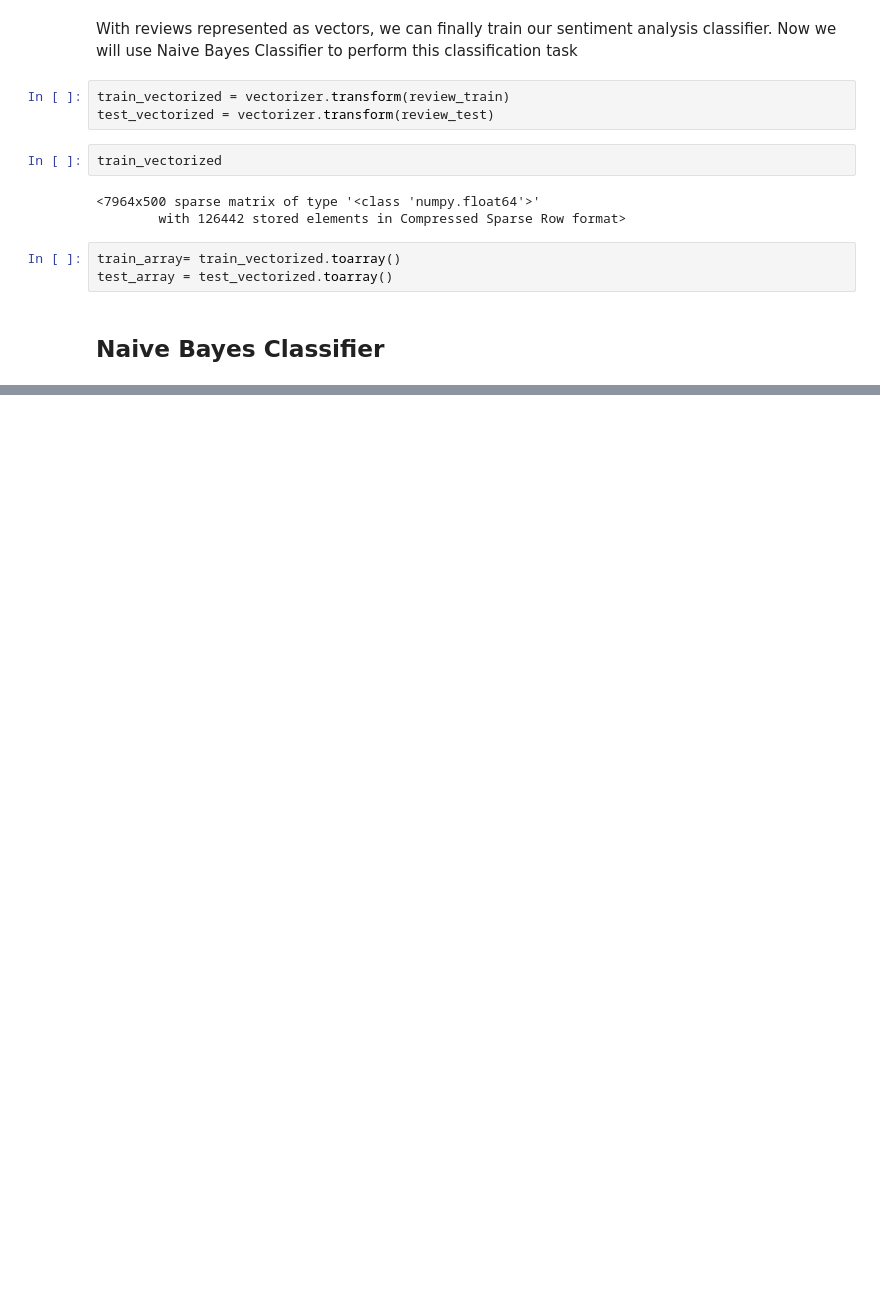
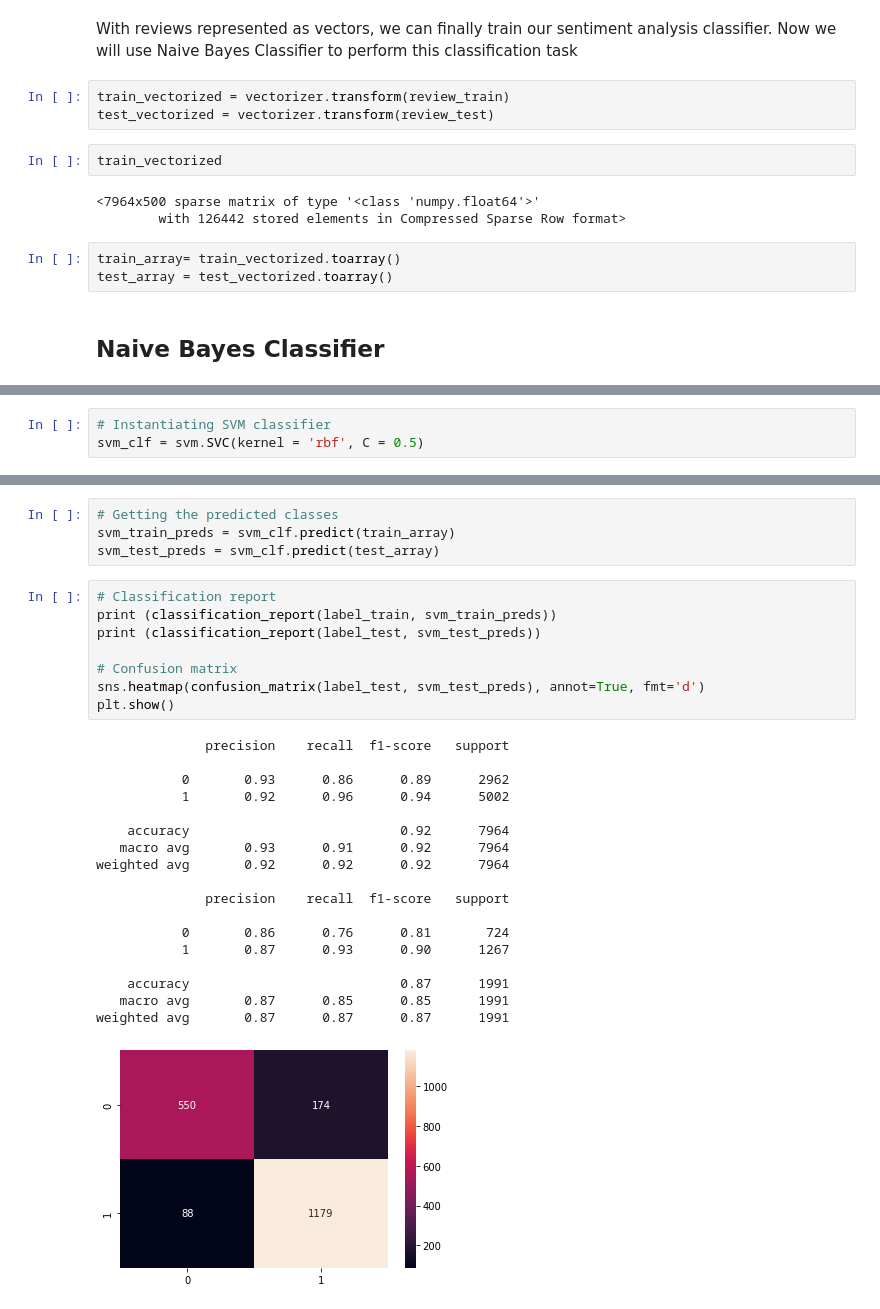
Before and after one commit to OmPrakashGH/Zomato-Restaurant-clustering-and-sentiment-analysis, a Jupyter notebook: Zomato_Restaurant_Clustering_and_Sentiment_Analysis.ipynb, the cells around one changed output, grey strips where cells are left out. Drawn from its saved outputs; the diff is of its cells as text; blank space fills up the shorter version.

```diff
--- a/Zomato_Restaurant_Clustering_and_Sentiment_Analysis.ipynb
+++ b/Zomato_Restaurant_Clustering_and_Sentiment_Analysis.ipynb
@@ -1297,0 +1383,3 @@ weighted avg       0.83      0.83      0.83      1991
+# %%
+# Instantiating SVM classifier
+svm_clf = svm.SVC(kernel = 'rbf', C = 0.5)
@@ -1297,0 +1391,31 @@ weighted avg       0.83      0.83      0.83      1991
+# %%
+# Getting the predicted classes
+svm_train_preds = svm_clf.predict(train_array)
+svm_test_preds = svm_clf.predict(test_array)
+# %%
+# Classification report
+print (classification_report(label_train, svm_train_preds))
+print (classification_report(label_test, svm_test_preds))
+
+# Confusion matrix
+sns.heatmap(confusion_matrix(label_test, svm_test_preds), annot=True, fmt='d')
+plt.show()
+# %% [output]
+              precision    recall  f1-score   support
+
+           0       0.93      0.86      0.89      2962
+           1       0.92      0.96      0.94      5002
+
+    accuracy                           0.92      7964
+   macro avg       0.93      0.91      0.92      7964
+weighted avg       0.92      0.92      0.92      7964
+
+              precision    recall  f1-score   support
+
+           0       0.86      0.76      0.81       724
+           1       0.87      0.93      0.90      1267
+
+    accuracy                           0.87      1991
+   macro avg       0.87      0.85      0.85      1991
+weighted avg       0.87      0.87      0.87      1991
+[figure, added]
```
Also changed, not shown: parts of 19 cells of this notebook.
